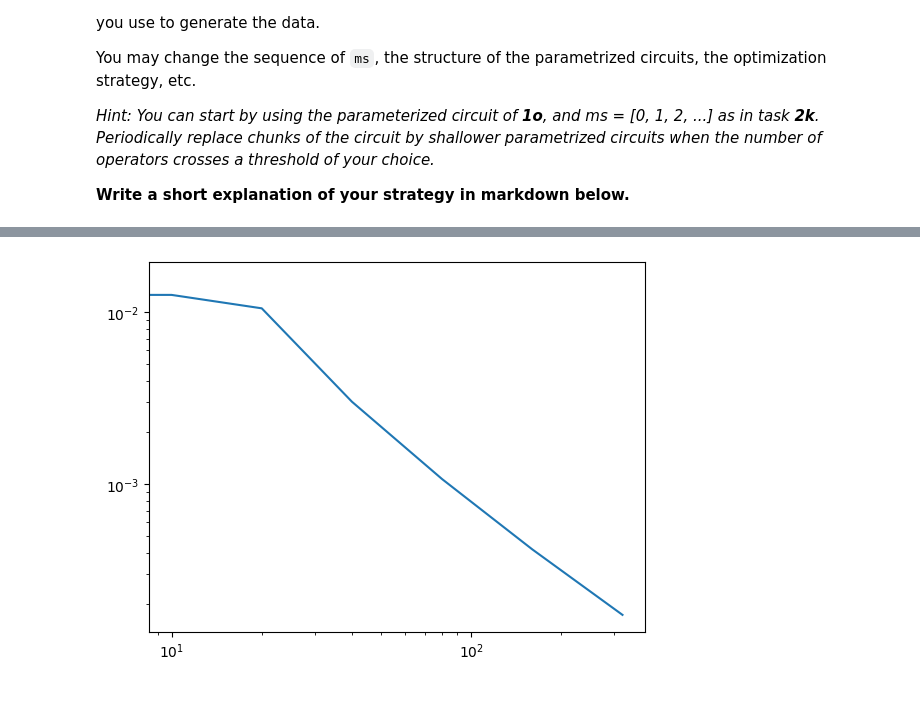
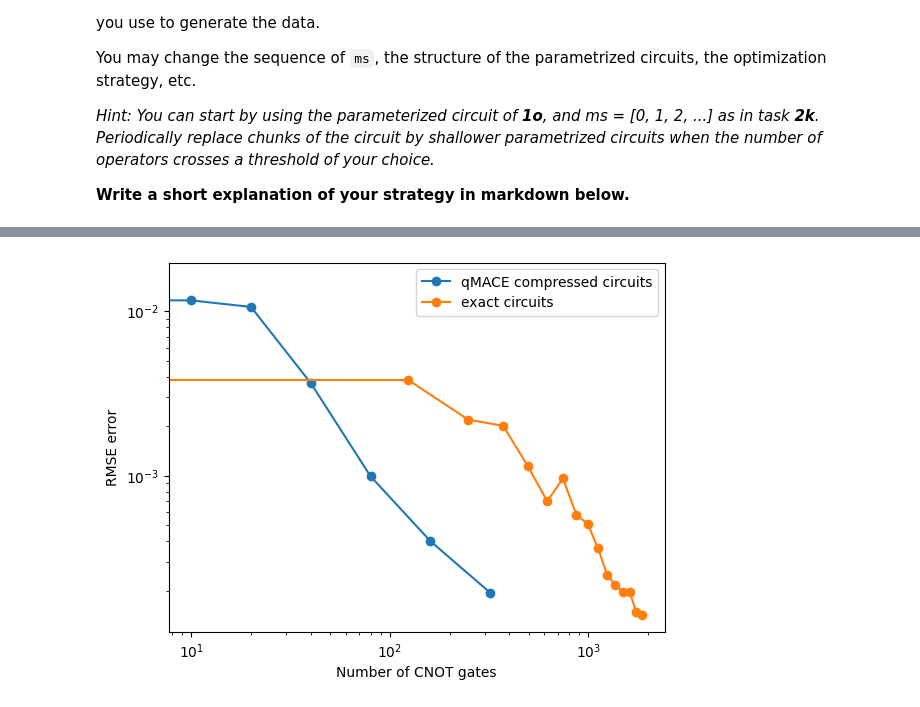
Before and after one commit to ezekielcochran/vtq-hackathon, a Jupyter notebook: qmace.ipynb, the cells around one changed output, grey strips where cells are left out. Drawn from its saved outputs; the diff is of its cells as text; code cells hidden in the pictures.

```diff
--- a/qmace.ipynb
+++ b/qmace.ipynb
@@ -567,3 +568,15 @@ state.draw("latex")
 # This generates the uniform superposition of an n-qubit state, where every computational basis element has the same amplitude 1/sqrt(2^n)
 # %% [output]
 $$\frac{\sqrt{2}}{4} |000\rangle+\frac{\sqrt{2}}{4} |001\rangle+\frac{\sqrt{2}}{4} |010\rangle+\frac{\sqrt{2}}{4} |011\rangle+\frac{\sqrt{2}}{4} |100\rangle+\frac{\sqrt{2}}{4} |101\rangle+\frac{\sqrt{2}}{4} |110\rangle+\frac{\sqrt{2}}{4} |111\rangle$$
+# %%
+# Run the circuit using AerSimulator
+
+backend = AerSimulator()
+
+for qubit in range(NUM_QUBITS):
+    qc.measure(qubit, qubit)
+qc_compiled = transpile(qc, backend)
+job_sim = backend.run(qc_compiled, shots = 1024)
+result_sim = job_sim.result()
+counts = result_sim.get_counts(qc_compiled)
+print(counts)
@@ -899,7 +918,7 @@ plt.show()
 
 The results are affected by statistical noise. To reduce this effect, consider the root mean squared errors (RMSEs) over $100$ runs (instead of the error for a single execution as in **2k**).  **Plot the RMSEs as a function of $N$ in a log-log scale**.
 # %%
-NUM_RUNS = 100
+NUM_RUNS = 10
 x_library = []
 for run in range(NUM_RUNS):
     x_library.append(get_data(a_gate, w_reflection, ms, NUM_SHOTS))
@@ -918,5 +937,7 @@ N_values = [2*m + 1 for m in range(mmaxx + 1)]
 # N_values = [m**2 for m in range(mmaxx + 1)] # Do we consider the A uses for all the circuits or just the biggest/most recent one?
 errors = [np.sqrt(((group - np.array([exact_value] * NUM_RUNS))**2).mean()) for group in estimates]
 plt.loglog(N_values, errors)
+plt.xlabel("N")
+plt.ylabel("RMSE")
 plt.show()
 # %% [output]
@@ -946,7 +969,7 @@ Repeat **2m**, but using `ms = [0, 1, 2, 4, 8, ..., 2**l]` for `l=6`. **Add this
 ms = [0] + [2**l for l in range(7)]
 old_errors = errors.copy()
 
-NUM_RUNS = 100
+NUM_RUNS = 10
 x_library = []
 for run in range(NUM_RUNS):
     x_library.append(get_data(a_gate, w_reflection, ms, NUM_SHOTS))
@@ -974,5 +997,7 @@ plt.loglog(new_N_values, errors)
 plt.loglog(N_values, old_errors)
 plt.loglog(new_N_values, [sql(n) for n in new_N_values], linestyle="--")
 plt.loglog(new_N_values, [hl(n) for n in new_N_values], linestyle="--")
+plt.xlabel("N")
+plt.ylabel("RMSE")
 plt.show()
 # %% [output]
@@ -1007,6 +1032,9 @@ assert(len(estimates) == mmaxx + 1)
 # c-Zs across 6 qubits: one for the reflection through |000000>, and one for the oracle.
 cnot_values = [124 * m for m in range(mmaxx + 1)]
 errors = [np.sqrt(((group - np.array([exact_value] * NUM_RUNS))**2).mean()) for group in estimates]
+data_archive_2o = [cnot_values, errors]
 plt.loglog(cnot_values, errors)
+plt.xlabel("largest CNOT count")
+plt.ylabel("RMSE")
 plt.show()
 # %% [output]
@@ -1157,30 +1166,34 @@ def get_data(qcs, Nshots):
 # %%
 # Now use these approximations to estimate p, as in part 2
 
 m_library =  [0, 1, 2, 4, 8, 16, 32]
-block_nums = [1, 1, 1, 2, 2, 2, 4] # how many estimating blocks to use for each of the above m values, respectively
+block_nums = [1, 1, 1, 2, 3, 4, 5] # how many estimating blocks to use for each of the above m values, respectively
 circuits = []
 for m, b in zip(m_library, block_nums):
     this_circuit = approximate_m_circuit(m, b)
     circuits.append(this_circuit)
 
 NUM_RUNS = 50
 x_library = []
 for run in range(NUM_RUNS):
     x_library.append(get_data(circuits, NUM_SHOTS))
 
 estimates = []
 for i in range(1, len(m_library) + 1):
     this_ms = m_library[:i]
     this_estimate_group = []
     for j in range(NUM_RUNS):
         # We can reuse the same maximize likelihood function
         this_estimate_group.append(maximize_likelihood(this_ms, x_library[j], NUM_SHOTS))
     estimates.append(this_estimate_group)
 
 N_values = [10*m for m in m_library]
 errors = [np.sqrt(((group - np.array([exact_value] * NUM_RUNS))**2).mean()) for group in estimates]
-plt.loglog(N_values, errors)
+plt.loglog(N_values, errors, 'o-', label="qMACE compressed circuits")
+plt.loglog(*data_archive_2o, 'o-', label="exact circuits")
+plt.xlabel("Number of CNOT gates")
+plt.ylabel("RMSE error")
+plt.legend()
 plt.show()
 # %% [output]
-[figure, old version]
+[figure, new version]
```
Also changed, not shown: parts of 37 cells of this notebook.
